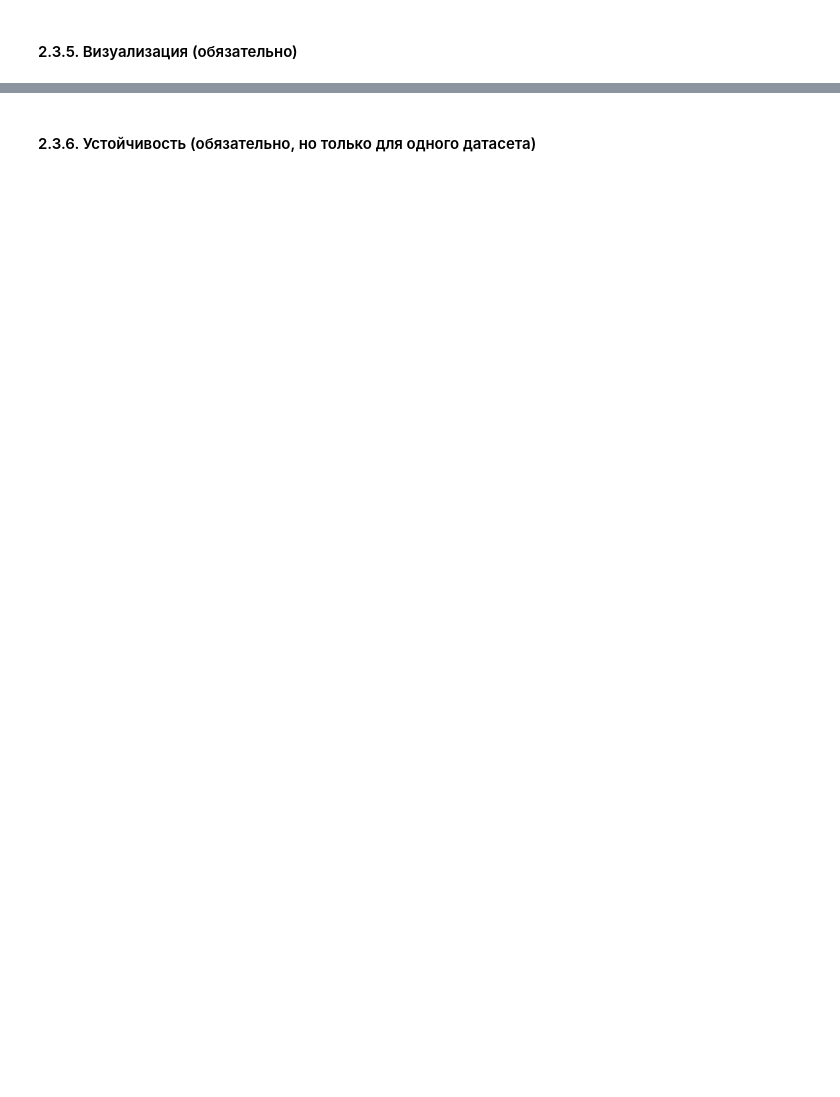
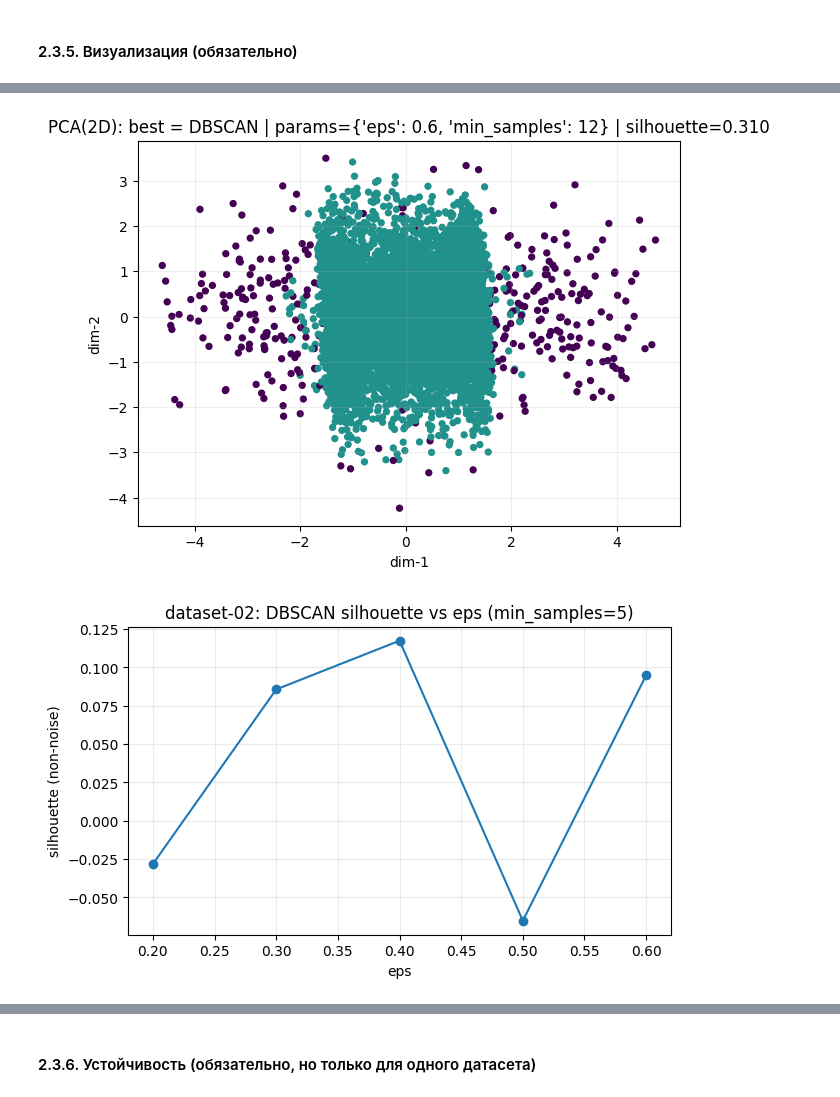
Before and after one commit to Allureeee/allure-aie-lab, a Jupyter notebook: homeworks/HW07/HW07.ipynb, the cells around one changed output, grey strips where cells are left out. Cells and saved outputs as stored; diff of their text form; code cells hidden in the pictures; blank space fills up the shorter version.

```diff
--- a/homeworks/HW07/HW07.ipynb
+++ b/homeworks/HW07/HW07.ipynb
@@ -469,0 +949,7 @@ sample_id shape: (15000,)
+# %%
+# 2 датасет
+plot_best_pca_for_dataset("dataset-02", res2, df_metrics)
+plot_dbscan_silhouette_vs_eps(res2, "dataset-02")
+# %% [output]
+[figure, added]
+[figure, added]
```
Also changed, not shown: parts of 31 cells of this notebook, 12 other files.
